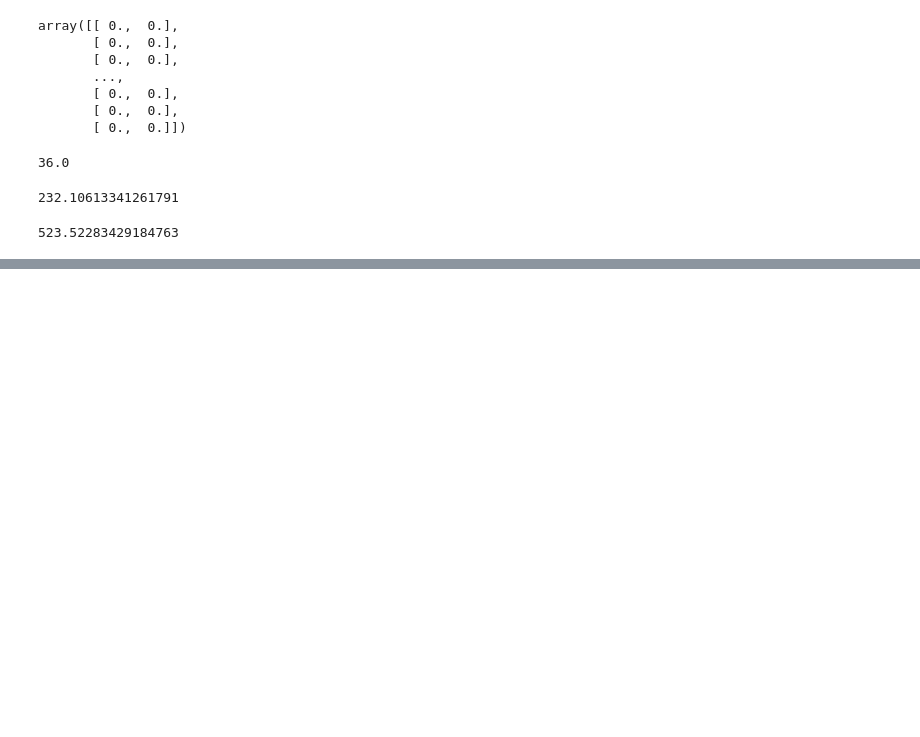
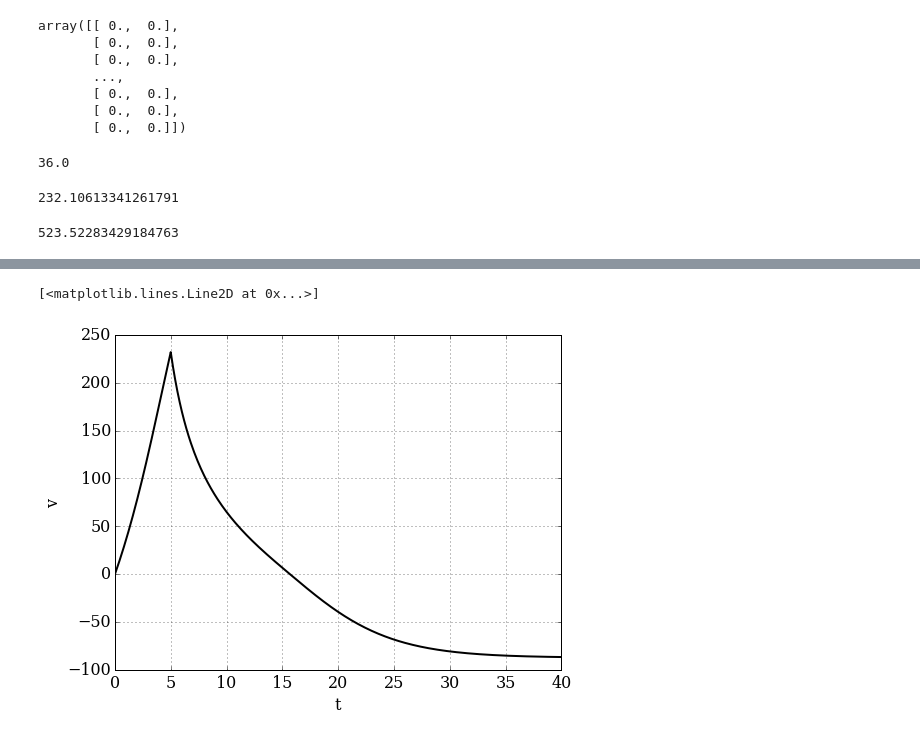
Before and after one commit to james901004/6286, a Jupyter notebook: rocket.ipynb, the cells around one changed output, grey strips where cells are left out. Drawn from its saved outputs; the diff is of its cells as text; code cells hidden in the pictures; blank space fills up the shorter version.

```diff
--- a/rocket.ipynb
+++ b/rocket.ipynb
@@ -122,0 +140,10 @@ t = 100.0 s v=-87.36 m/s
+# %%
+pyplot.figure(figsize = (8,6))
+pyplot.grid(True)
+pyplot.xlim(0,40)
+pyplot.xlabel(r't')
+pyplot.ylabel(r'v')
+pyplot.plot(t,v,'k-',lw=2)
+# %% [output]
+[<matplotlib.lines.Line2D at 0x...>]
+[figure, added]
```
Also changed, not shown: parts of 6 cells of this notebook.
